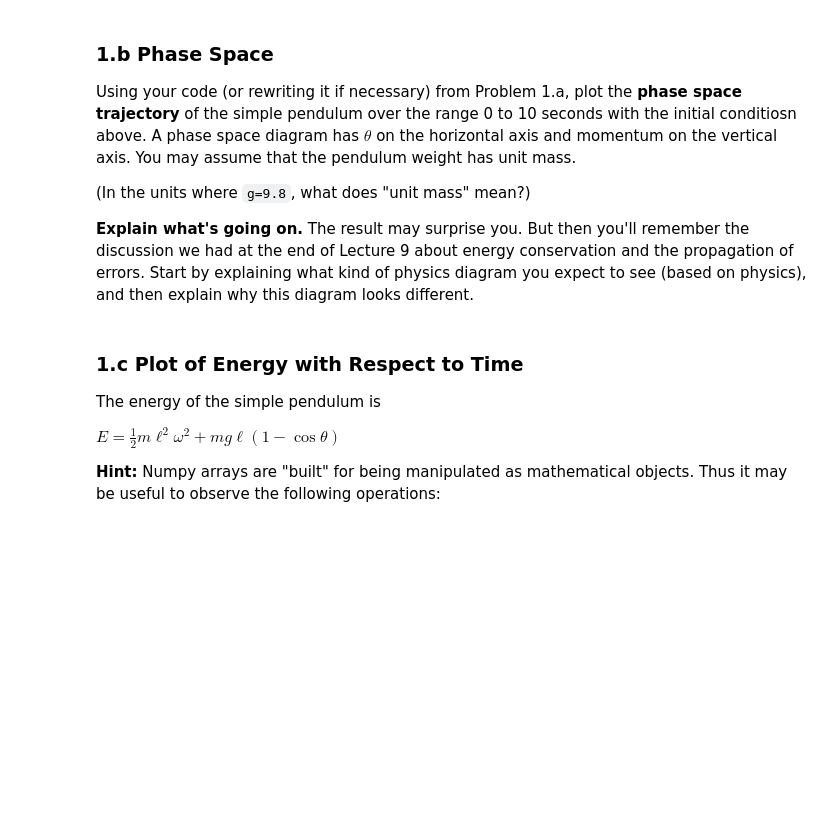
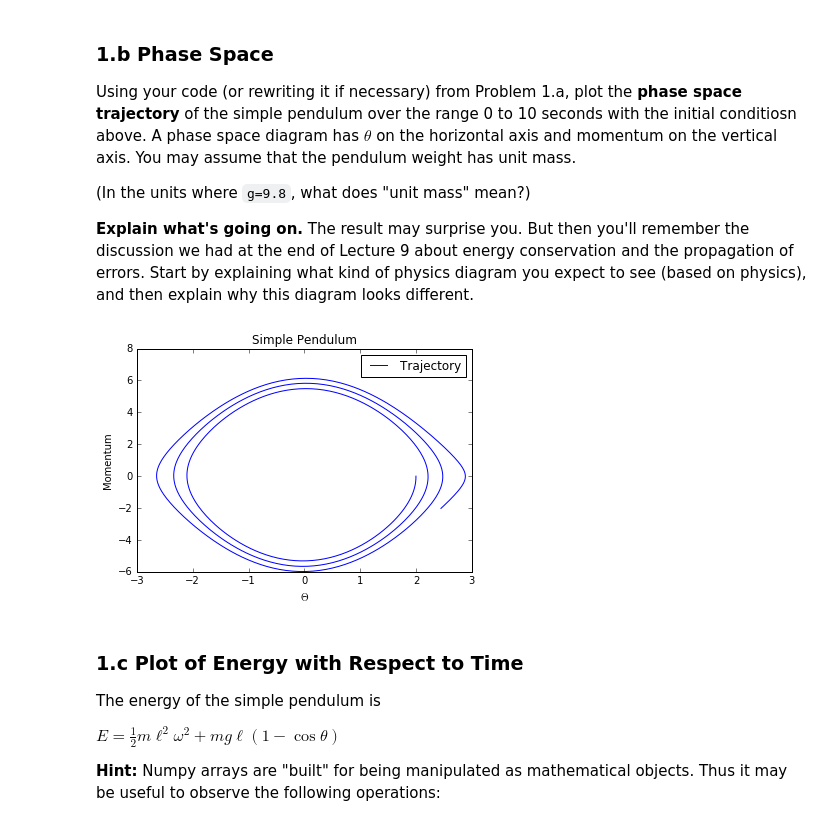
Before and after one commit to whick002/Homework04, a Jupyter notebook: Homework 4 .ipynb, the cells around one changed output. Saved outputs shown, nothing was run; the diff lists cells and outputs as text; code cells hidden in the pictures; blank space fills up the shorter version.

```diff
--- a/Homework 4 .ipynb
+++ b/Homework 4 .ipynb
@@ -138,3 +143,16 @@ Using your code (or rewriting it if necessary) from Problem 1.a, plot the **phas
+# %%
+# FIll this in
+m=1
+momenta=m*ell*omegas
+
+plt.plot(thetas, momenta, label='Trajectory')
+plt.title("Simple Pendulum")
+plt.xlabel('$\Theta$')
+plt.ylabel('Momentum')
+plt.legend(loc='upper right')
+plt.show()
+# %% [output]
+[figure, added]
 # %% [markdown]
 ### 1.c Plot of Energy with Respect to Time
 
```
Also changed, not shown: parts of 20 cells of this notebook.
